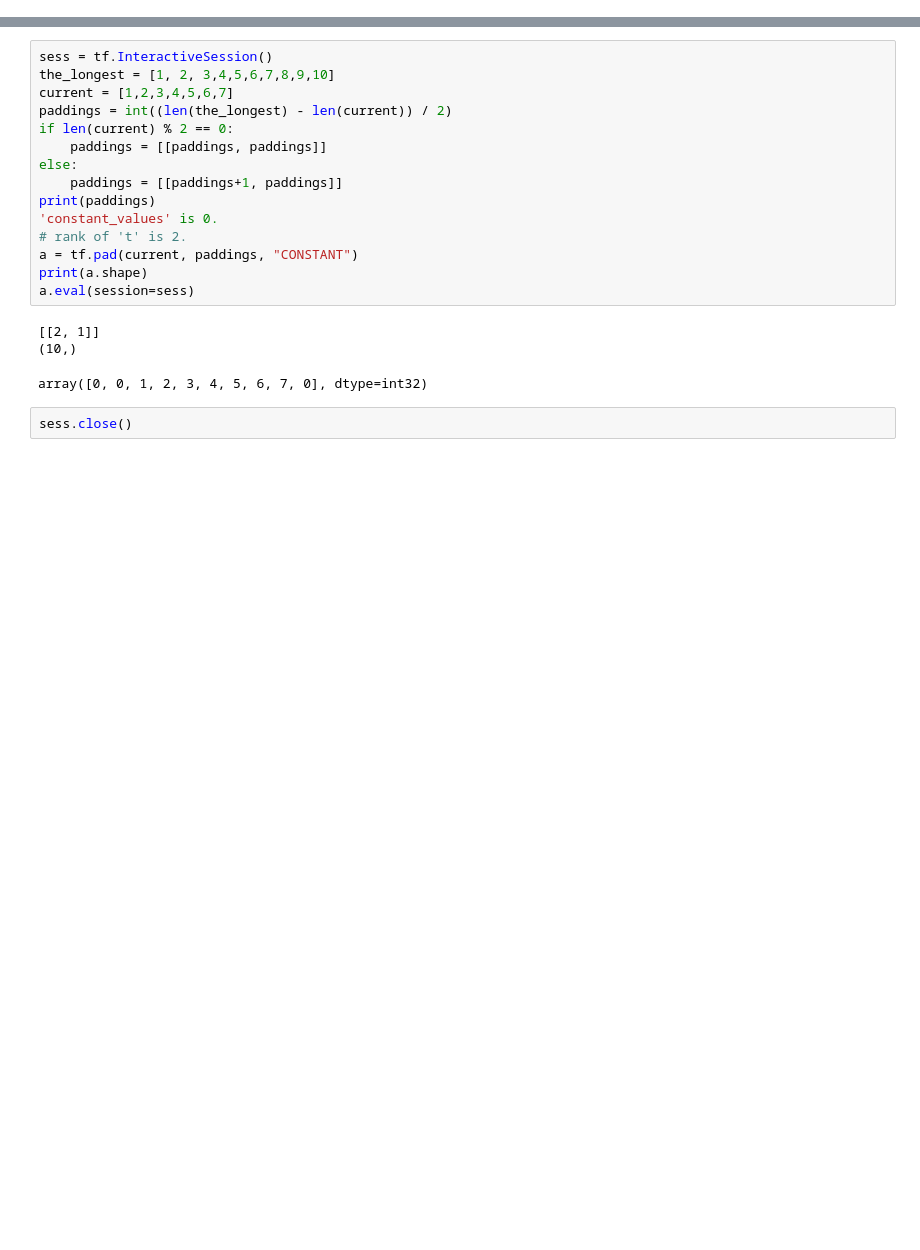
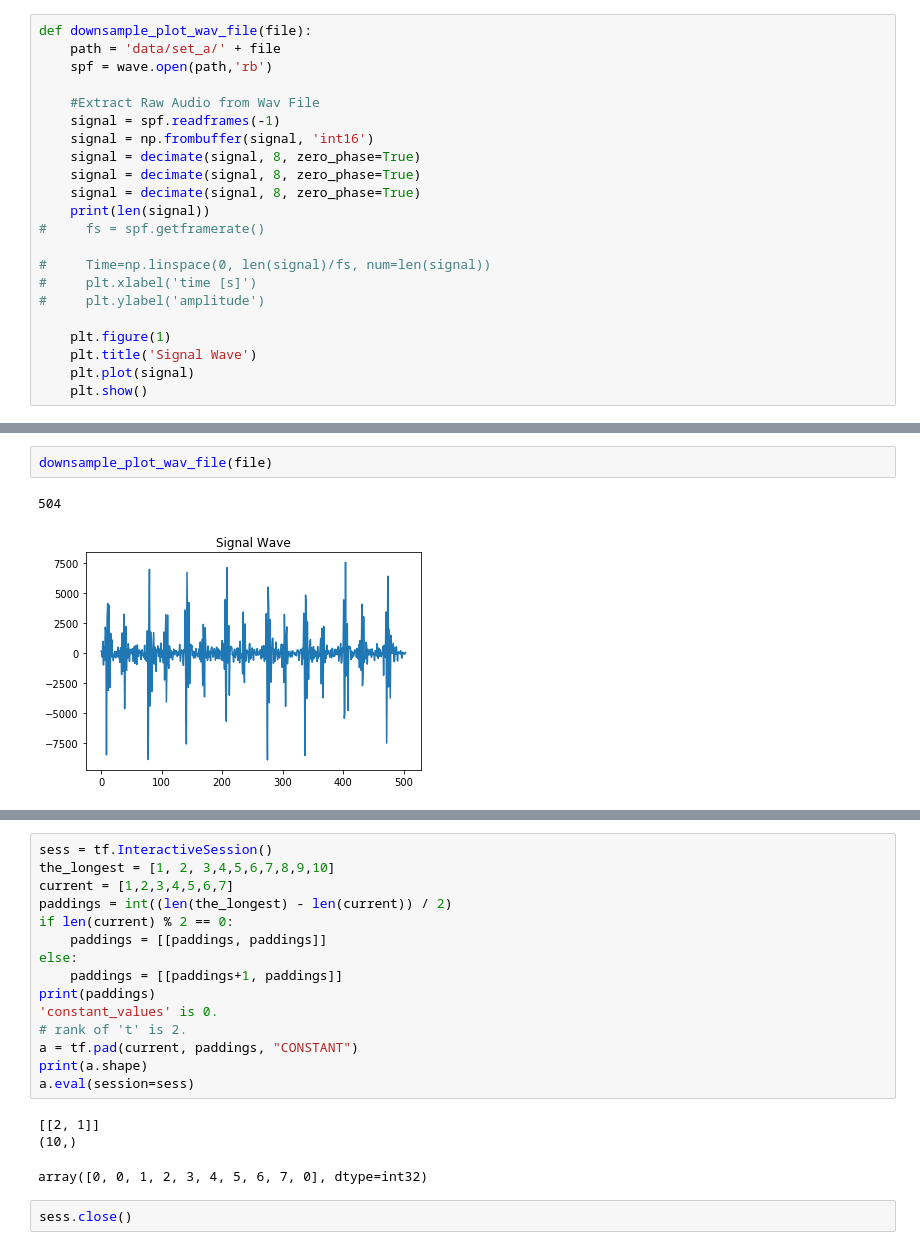
Before and after one commit to jczestochowska/heartbeat_classification, a Jupyter notebook: plotting.ipynb, the cells around one changed output, grey strips where cells are left out. Drawn from its saved outputs; the diff is of its cells as text; blank space fills up the shorter version.

```diff
--- a/plotting.ipynb
+++ b/plotting.ipynb
@@ -9,6 +10,28 @@ file = 'normal__201106210943.wav'
 file1 = 'normal__201108011118.wav'
 file2 = 'extrahls__201101070953.wav'
 file3 = 'murmur__201108222258.wav'
+# %%
+def downsample_plot_wav_file(file):
+    path = 'data/set_a/' + file
+    spf = wave.open(path,'rb')
+
+    #Extract Raw Audio from Wav File
+    signal = spf.readframes(-1)
+    signal = np.frombuffer(signal, 'int16')
+    signal = decimate(signal, 8, zero_phase=True)
+    signal = decimate(signal, 8, zero_phase=True)
+    signal = decimate(signal, 8, zero_phase=True)
+    print(len(signal))
+#     fs = spf.getframerate()
+
+#     Time=np.linspace(0, len(signal)/fs, num=len(signal))
+#     plt.xlabel('time [s]')
+#     plt.ylabel('amplitude')
+
+    plt.figure(1)
+    plt.title('Signal Wave')
+    plt.plot(signal)
+    plt.show()
 # %%
 def plot_wav_file(file):
     path = 'data/set_a/' + file
@@ -36,3 +59,8 @@ plot_wav_file(file)
+# %%
+downsample_plot_wav_file(file)
+# %% [output]
+504
+[figure, added]
 # %%
 plot_wav_file(file1)
 # %% [output]
```
Also changed, not shown: parts of 7 cells of this notebook, 2 other files.
